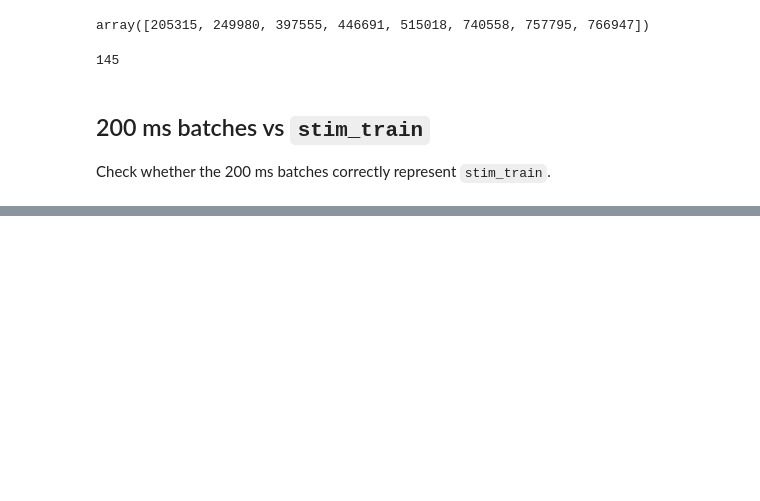
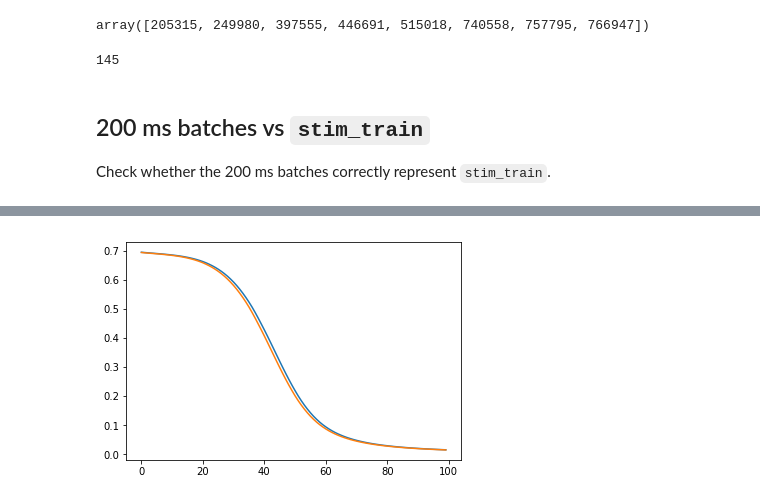
Before and after one commit to utanashati/AutoencVC, a Jupyter notebook: data-playground.ipynb, the cells around one changed output, grey strips where cells are left out. Drawn from its saved outputs; the diff is of its cells as text; code cells hidden in the pictures; blank space fills up the shorter version.

```diff
--- a/data-playground.ipynb
+++ b/data-playground.ipynb
@@ -219,0 +361,2 @@ From this I can conclude that either
+# %%
+new_batches_200 = batch(new_times, 200)
@@ -219,0 +424,39 @@ From this I can conclude that either
+# %%
+def build_autoenc(encoding_dim=8, input_shape=(435,), sparsity=0):
+
+    # this is the size of our encoded representations
+    encoding_dim = encoding_dim
+
+    # this is our input placeholder
+    input_img = Input(shape=input_shape)
+    # "encoded" is the encoded representation of the input
+    encoded = Dense(encoding_dim, activation='relu', \
+                    activity_regularizer=regularizers.l1(sparsity))(input_img)
+    # "decoded" is the lossy reconstruction of the input
+    decoded = Dense(input_shape[0], activation='sigmoid')(encoded)
+
+    # this model maps an input to its reconstruction
+    autoencoder = Model(input_img, decoded)
+
+    # this model maps an input to its encoded representation
+    encoder = Model(input_img, encoded)
+
+    # create a placeholder for an encoded (encoding_dim-dimensional) input
+    encoded_input = Input(shape=(encoding_dim,))
+    # retrieve the last layer of the autoencoder model
+    decoder_layer = autoencoder.layers[-1]
+    # create the decoder model
+    decoder = Model(encoded_input, decoder_layer(encoded_input))
+
+    autoencoder.compile(optimizer='adadelta', loss='binary_crossentropy')
+
+    return autoencoder, encoder, decoder
+# %%
+autoencoder, encoder, decoder = build_autoenc()
+# %%
+history = autoencoder.fit(x_train, x_train, \
+                          epochs=100, \
+                          batch_size=256, \
+                          shuffle=True, \
+                          validation_data=(x_test, x_test), \
+                          verbose=2)
@@ -219,0 +481,6 @@ From this I can conclude that either
+# %%
+plt.plot(history.history['loss'])
+plt.plot(history.history['val_loss'])
+plt.show()
+# %% [output]
+[figure, added]
```
Also changed, not shown: parts of 53 cells of this notebook, 3 other files.
